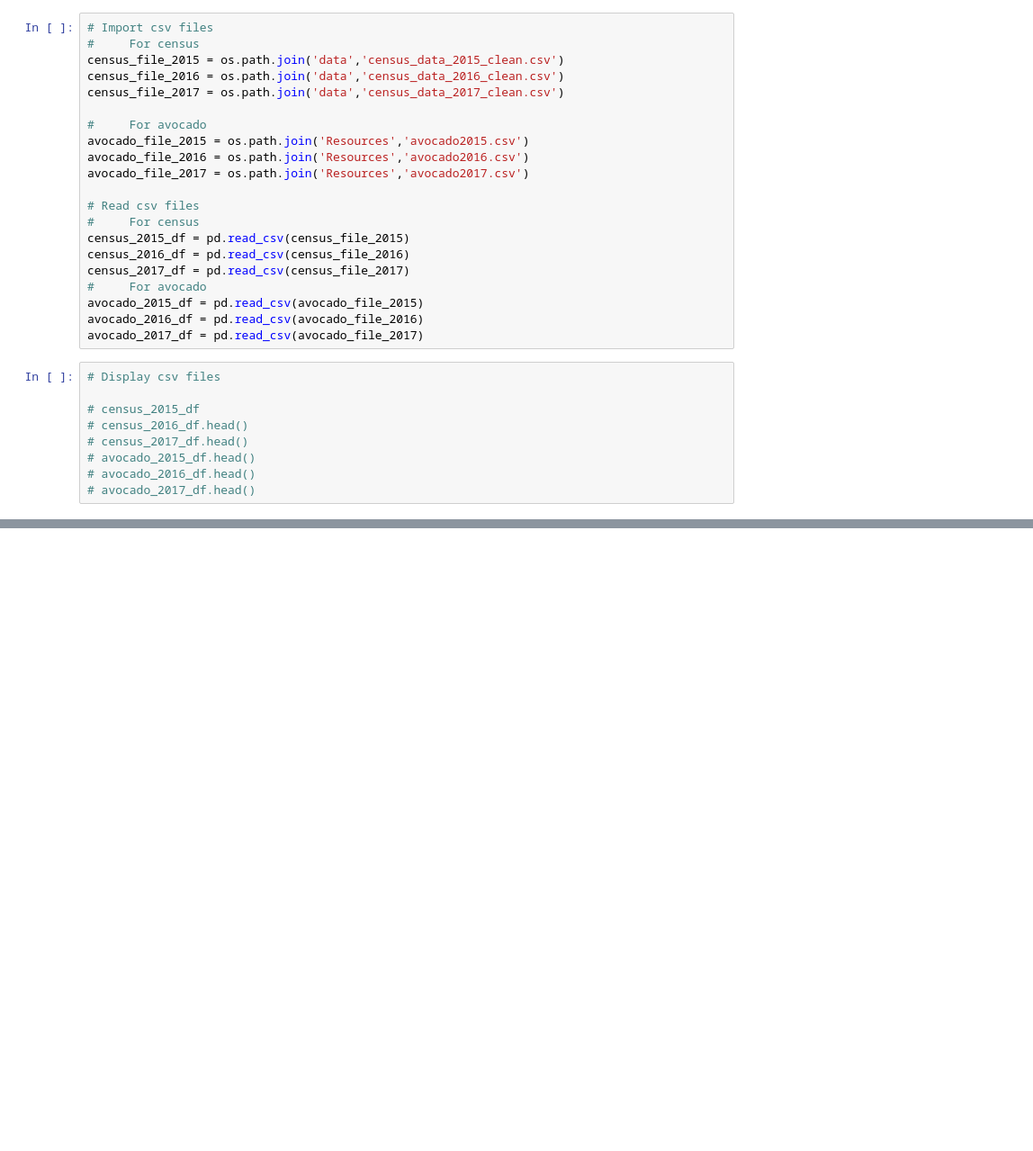
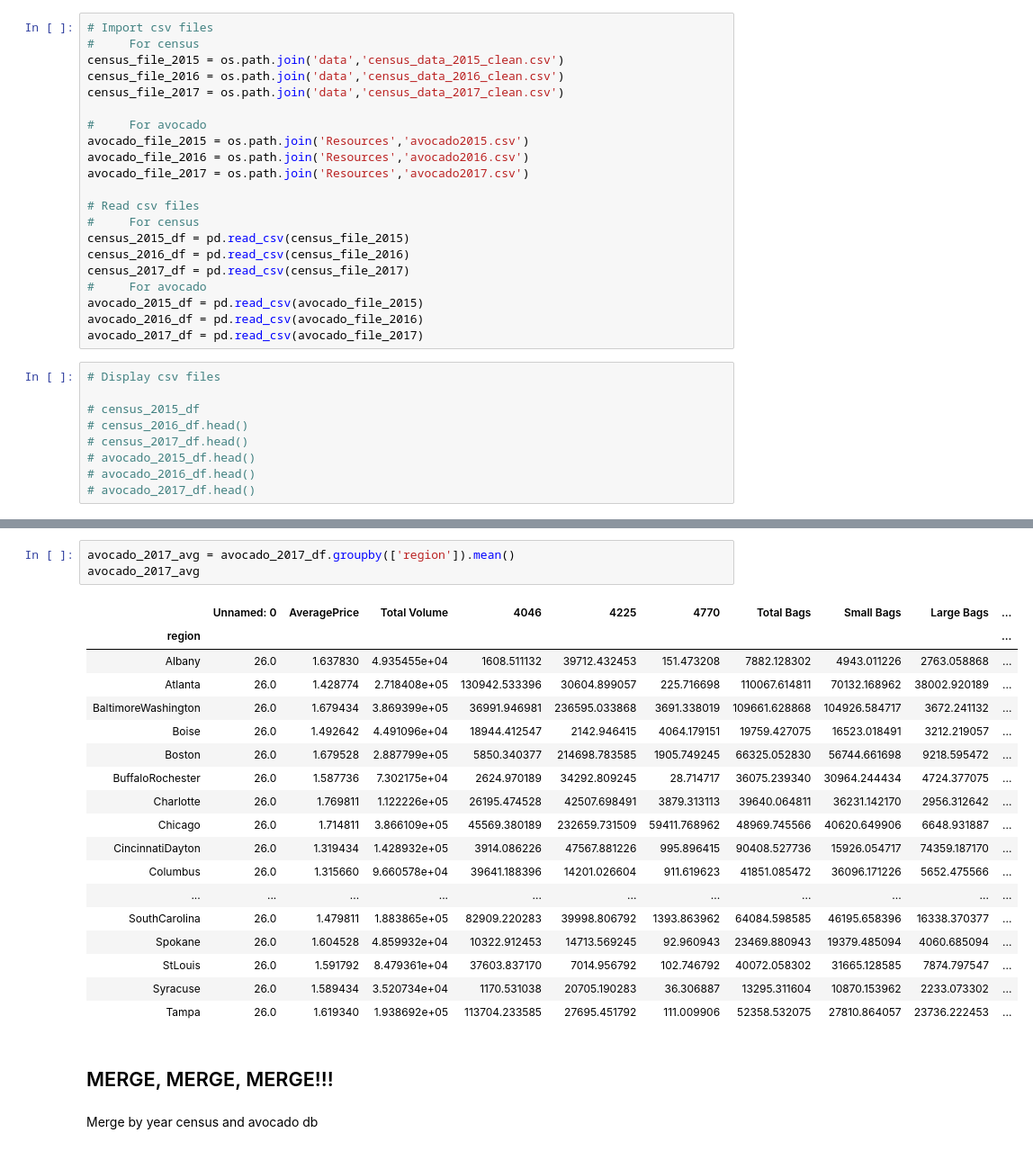
Before and after one commit to lourdesrm/AvocadoMadness, a Jupyter notebook: Consumption_Plots.ipynb, the cells around one changed output, grey strips where cells are left out. Shown at 90% size. Cells and saved outputs as stored; diff of their text form; blank space fills up the shorter version.

```diff
--- a/Consumption_Plots.ipynb
+++ b/Consumption_Plots.ipynb
@@ -129,0 +163,26 @@ census_2016_df.replace('0', np.nan)
+# %%
+avocado_2017_avg = avocado_2017_df.groupby(['region']).mean()
+avocado_2017_avg
+# %% [output]
+|  | Unnamed: 0 | AveragePrice | Total Volume | 4046 | 4225 | 4770 | Total Bags | Small Bags | Large Bags | ... |
+| region |  |  |  |  |  |  |  |  |  | ... |
+| Albany | 26.0 | 1.637830 | 4.935455e+04 | 1608.511132 | 39712.432453 | 151.473208 | 7882.128302 | 4943.011226 | 2763.058868 | ... |
+| Atlanta | 26.0 | 1.428774 | 2.718408e+05 | 130942.533396 | 30604.899057 | 225.716698 | 110067.614811 | 70132.168962 | 38002.920189 | ... |
+| BaltimoreWashington | 26.0 | 1.679434 | 3.869399e+05 | 36991.946981 | 236595.033868 | 3691.338019 | 109661.628868 | 104926.584717 | 3672.241132 | ... |
+| Boise | 26.0 | 1.492642 | 4.491096e+04 | 18944.412547 | 2142.946415 | 4064.179151 | 19759.427075 | 16523.018491 | 3212.219057 | ... |
+| Boston | 26.0 | 1.679528 | 2.887799e+05 | 5850.340377 | 214698.783585 | 1905.749245 | 66325.052830 | 56744.661698 | 9218.595472 | ... |
+| BuffaloRochester | 26.0 | 1.587736 | 7.302175e+04 | 2624.970189 | 34292.809245 | 28.714717 | 36075.239340 | 30964.244434 | 4724.377075 | ... |
+| Charlotte | 26.0 | 1.769811 | 1.122226e+05 | 26195.474528 | 42507.698491 | 3879.313113 | 39640.064811 | 36231.142170 | 2956.312642 | ... |
+| Chicago | 26.0 | 1.714811 | 3.866109e+05 | 45569.380189 | 232659.731509 | 59411.768962 | 48969.745566 | 40620.649906 | 6648.931887 | ... |
+| CincinnatiDayton | 26.0 | 1.319434 | 1.428932e+05 | 3914.086226 | 47567.881226 | 995.896415 | 90408.527736 | 15926.054717 | 74359.187170 | ... |
+| Columbus | 26.0 | 1.315660 | 9.660578e+04 | 39641.188396 | 14201.026604 | 911.619623 | 41851.085472 | 36096.171226 | 5652.475566 | ... |
+| ... | ... | ... | ... | ... | ... | ... | ... | ... | ... | ... |
+| SouthCarolina | 26.0 | 1.479811 | 1.883865e+05 | 82909.220283 | 39998.806792 | 1393.863962 | 64084.598585 | 46195.658396 | 16338.370377 | ... |
+| Spokane | 26.0 | 1.604528 | 4.859932e+04 | 10322.912453 | 14713.569245 | 92.960943 | 23469.880943 | 19379.485094 | 4060.685094 | ... |
+| StLouis | 26.0 | 1.591792 | 8.479361e+04 | 37603.837170 | 7014.956792 | 102.746792 | 40072.058302 | 31665.128585 | 7874.797547 | ... |
+| Syracuse | 26.0 | 1.589434 | 3.520734e+04 | 1170.531038 | 20705.190283 | 36.306887 | 13295.311604 | 10870.153962 | 2233.073302 | ... |
+| Tampa | 26.0 | 1.619340 | 1.938692e+05 | 113704.233585 | 27695.451792 | 111.009906 | 52358.532075 | 27810.864057 | 23736.222453 | ... |
+# %% [markdown]
+## MERGE, MERGE, MERGE!!!
+# %% [markdown]
+Merge by year census and avocado db
```
Also changed, not shown: parts of 15 cells of this notebook.
